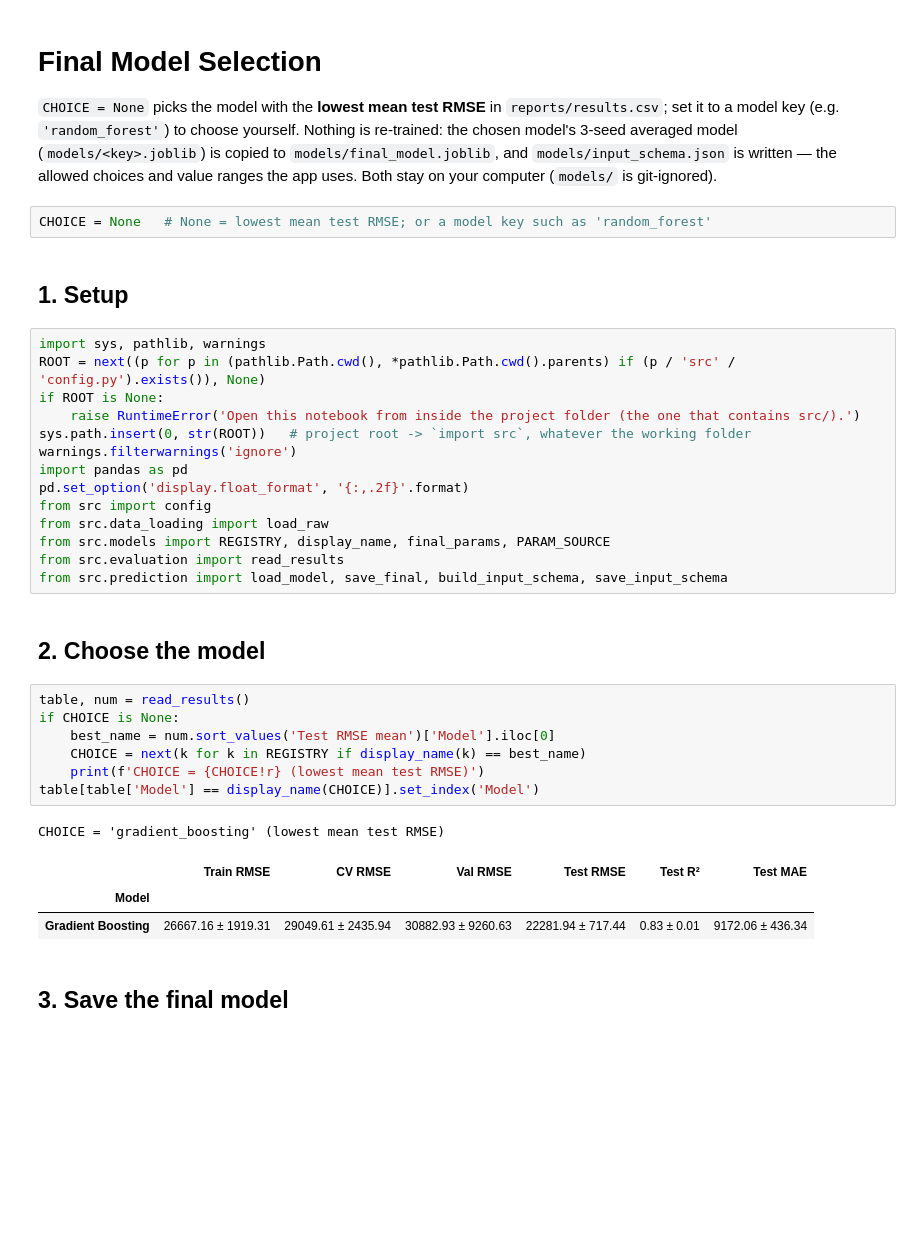
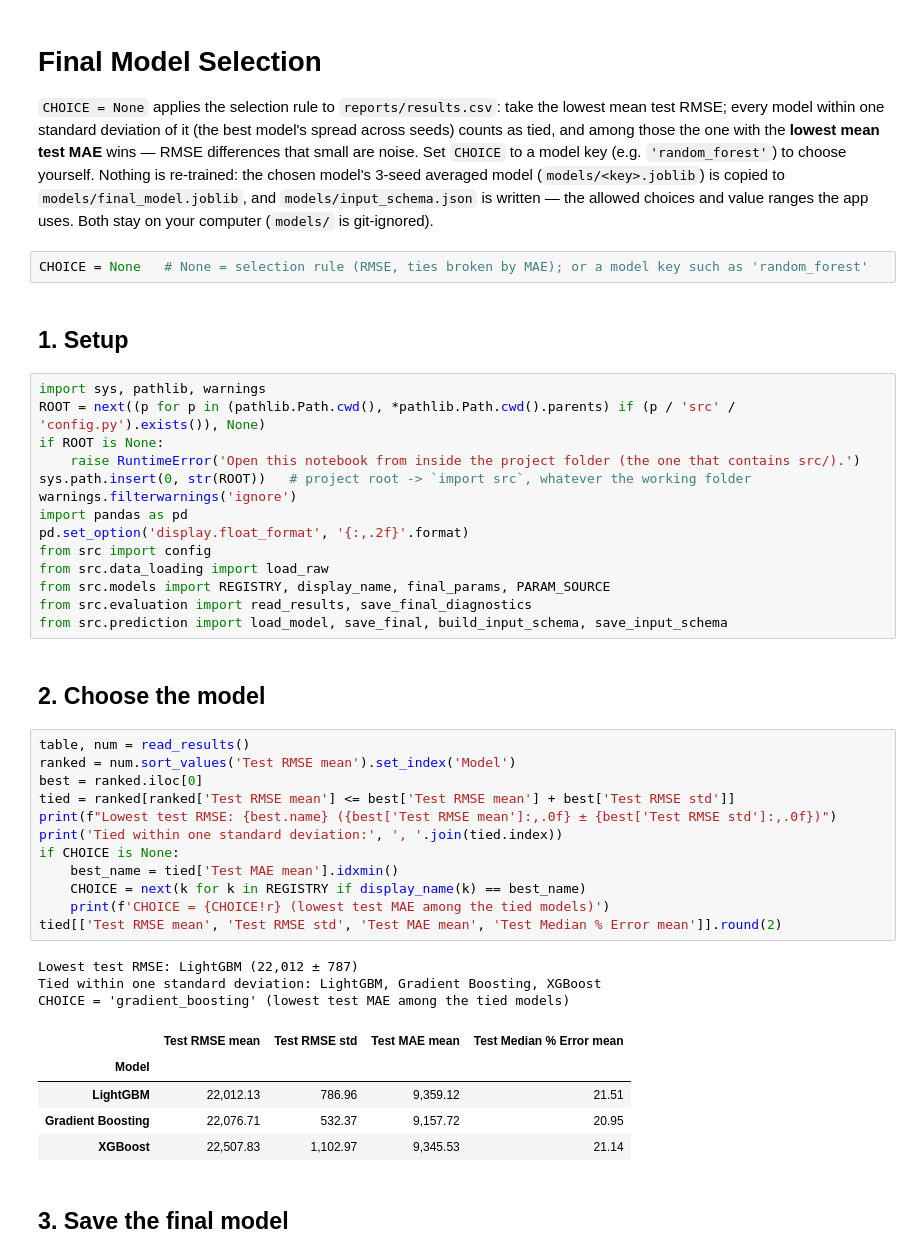
Before and after one commit to PihuCodeTech/House-Rent-Prediction-System, a Jupyter notebook: notebooks/final_selection.ipynb, the cells around one changed output. Saved outputs shown, nothing was run; the diff lists cells and outputs as text; blank space fills up the shorter version.

```diff
--- a/notebooks/final_selection.ipynb
+++ b/notebooks/final_selection.ipynb
@@ -1,12 +1,14 @@
 # %% [markdown]
 # Final Model Selection
 
-`CHOICE = None` picks the model with the **lowest mean test RMSE** in `reports/results.csv`; set it to a model key
+`CHOICE = None` applies the selection rule to `reports/results.csv`: take the lowest mean test RMSE; every model
+within one standard deviation of it (the best model's spread across seeds) counts as tied, and among those the one
+with the **lowest mean test MAE** wins — RMSE differences that small are noise. Set `CHOICE` to a model key
 (e.g. `'random_forest'`) to choose yourself. Nothing is re-trained: the chosen model's 3-seed averaged model
 (`models/<key>.joblib`) is copied to `models/final_model.joblib`, and `models/input_schema.json` is written — the
 allowed choices and value ranges the app uses. Both stay on your computer (`models/` is git-ignored).
 # %%
-CHOICE = None   # None = lowest mean test RMSE; or a model key such as 'random_forest'
+CHOICE = None   # None = selection rule (RMSE, ties broken by MAE); or a model key such as 'random_forest'
 # %% [markdown]
 ## 1. Setup
 # %%
@@ -21,22 +23,31 @@ pd.set_option('display.float_format', '{:,.2f}'.format)
 from src import config
 from src.data_loading import load_raw
 from src.models import REGISTRY, display_name, final_params, PARAM_SOURCE
-from src.evaluation import read_results
+from src.evaluation import read_results, save_final_diagnostics
 from src.prediction import load_model, save_final, build_input_schema, save_input_schema
 # %% [markdown]
 ## 2. Choose the model
 # %%
 table, num = read_results()
+ranked = num.sort_values('Test RMSE mean').set_index('Model')
+best = ranked.iloc[0]
+tied = ranked[ranked['Test RMSE mean'] <= best['Test RMSE mean'] + best['Test RMSE std']]
+print(f"Lowest test RMSE: {best.name} ({best['Test RMSE mean']:,.0f} ± {best['Test RMSE std']:,.0f})")
+print('Tied within one standard deviation:', ', '.join(tied.index))
 if CHOICE is None:
-    best_name = num.sort_values('Test RMSE mean')['Model'].iloc[0]
+    best_name = tied['Test MAE mean'].idxmin()
     CHOICE = next(k for k in REGISTRY if display_name(k) == best_name)
-    print(f'CHOICE = {CHOICE!r} (lowest mean test RMSE)')
-table[table['Model'] == display_name(CHOICE)].set_index('Model')
+    print(f'CHOICE = {CHOICE!r} (lowest test MAE among the tied models)')
+tied[['Test RMSE mean', 'Test RMSE std', 'Test MAE mean', 'Test Median % Error mean']].round(2)
 # %% [output]
-CHOICE = 'gradient_boosting' (lowest mean test RMSE)
+Lowest test RMSE: LightGBM (22,012 ± 787)
+Tied within one standard deviation: LightGBM, Gradient Boosting, XGBoost
+CHOICE = 'gradient_boosting' (lowest test MAE among the tied models)
-|  | Train RMSE | CV RMSE | Val RMSE | Test RMSE | Test R² | Test MAE |
-| Model |  |  |  |  |  |  |
-| Gradient Boosting | 26667.16 ± 1919.31 | 29049.61 ± 2435.94 | 30882.93 ± 9260.63 | 22281.94 ± 717.44 | 0.83 ± 0.01 | 9172.06 ± 436.34 |
+|  | Test RMSE mean | Test RMSE std | Test MAE mean | Test Median % Error mean |
+| Model |  |  |  |  |
+| LightGBM | 22,012.13 | 786.96 | 9,359.12 | 21.51 |
+| Gradient Boosting | 22,076.71 | 532.37 | 9,157.72 | 20.95 |
+| XGBoost | 22,507.83 | 1,102.97 | 9,345.53 | 21.14 |
 # %% [markdown]
 ## 3. Save the final model
 # %%
```
Also changed, not shown: parts of 3 cells of this notebook.
